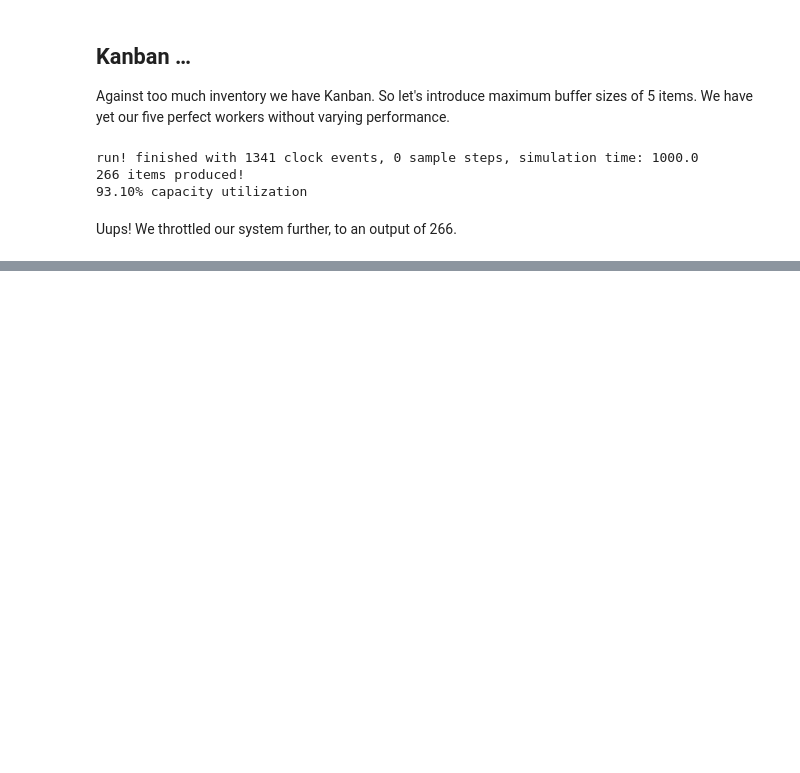
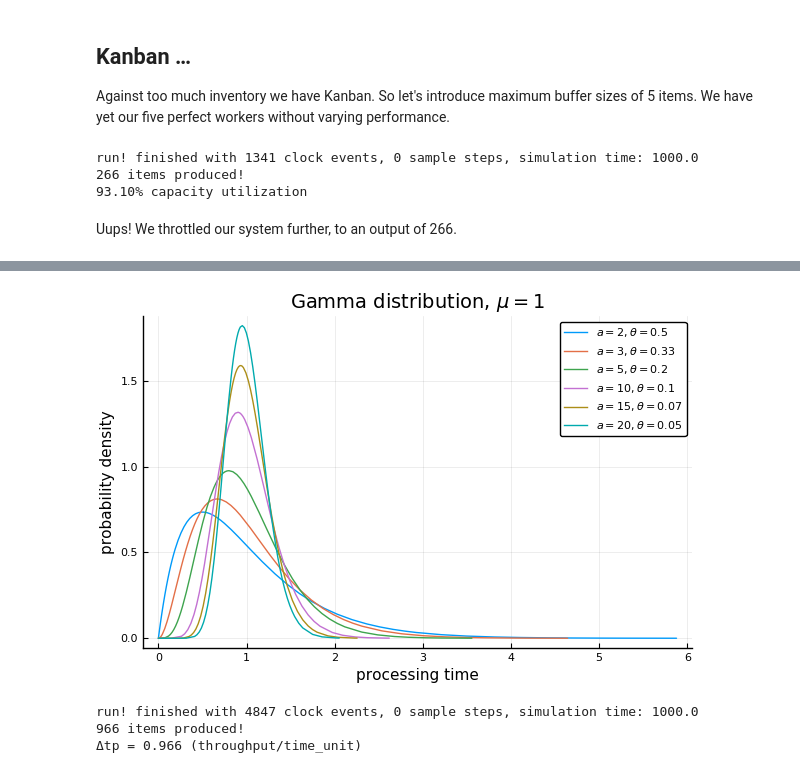
Before and after one commit to JuliaDynamics/DiscreteEvents.jl, a Jupyter notebook: docs/notebooks/dicegame.ipynb, the cells around one changed output, grey strips where cells are left out. Drawn from its saved outputs; the diff is of its cells as text; code cells hidden in the pictures; blank space fills up the shorter version.

```diff
--- a/docs/notebooks/dicegame.ipynb
+++ b/docs/notebooks/dicegame.ipynb
@@ -164,0 +180,20 @@ But we got much less inventory in the system. The throttling occurs because with
+# %%
+using StatsPlots, LaTeXStrings
+
+for i in [2,3,5,10,15,20]
+    doplot = i == 2 ? plot : plot!
+    doplot(Gamma(i, 1/i), label=latexstring("a=$i, \\theta=$(round(1/i, digits=2))"))
+end
+xlabel!("processing time")
+ylabel!("probability density")
+title!(L"Gamma distribution, $\mu=1$")
+# %% [output]
+[figure, added]
+# %%
+println(dice_line(5, 5, Gamma(10,1/10), Normal(1,0)))
+println(length(C[6].data), " items produced!")
+@printf("Δtp = %5.3f (throughput/time_unit)", length(C[6].data)/1000)
+# %% [output]
+run! finished with 4847 clock events, 0 sample steps, simulation time: 1000.0
+966 items produced!
+Δtp = 0.966 (throughput/time_unit)
```
Also changed, not shown: parts of 44 cells of this notebook, 2 other files.
